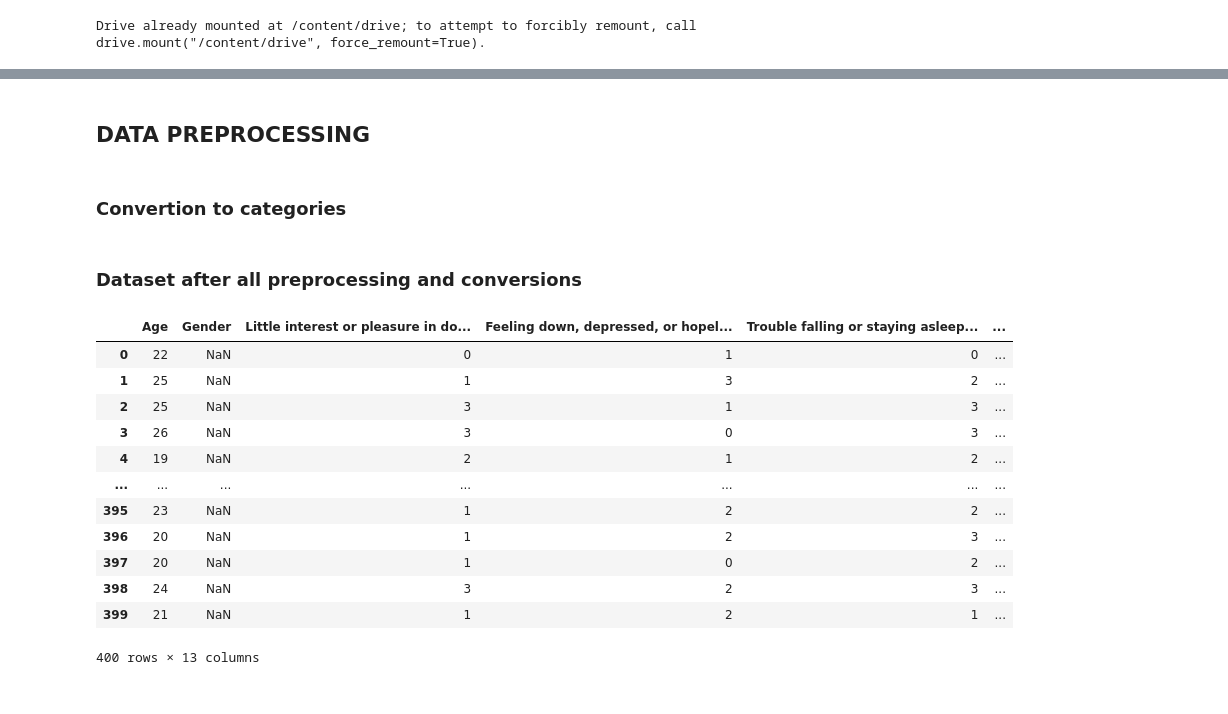
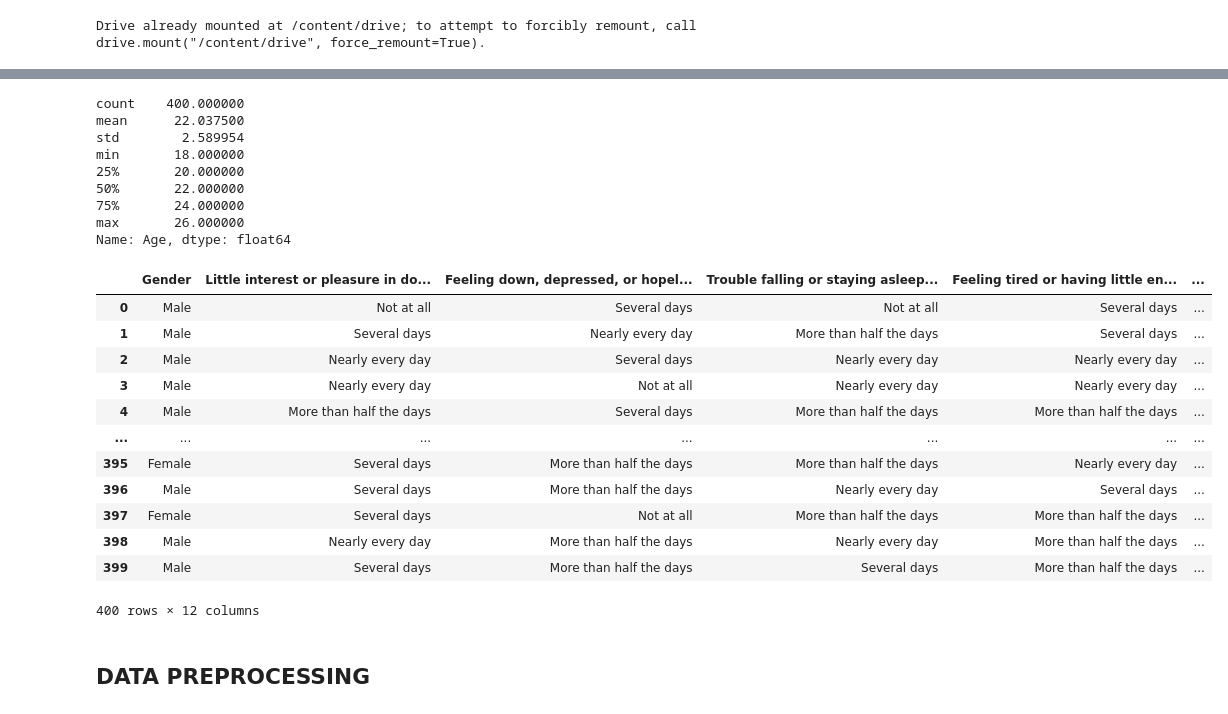
Before and after one commit to SLokesh1810/mental_health_detector, a Jupyter notebook: PHQ9_DepressionDetector.ipynb, the cells around one changed output, grey strips where cells are left out. Drawn from its saved outputs; the diff is of its cells as text; code cells hidden in the pictures.

```diff
--- a/PHQ9_DepressionDetector.ipynb
+++ b/PHQ9_DepressionDetector.ipynb
@@ -51,4 +59,33 @@ df
+# %%
+ageDescribe = data['Age'].describe()
+
+print(ageDescribe)
+
+# Dropping the 'Age' column beacuse it is ranged btw 18-26 but we this model to predict for all age category that also lies outside this range
+data.drop('Age',inplace=True,axis=1)
+data
+# %% [output]
+count    400.000000
+mean      22.037500
+std        2.589954
+min       18.000000
+25%       20.000000
+50%       22.000000
+75%       24.000000
+max       26.000000
+Name: Age, dtype: float64
+|  | Gender | Little interest or pleasure in do... | Feeling down, depressed, or hopel... | Trouble falling or staying asleep... | Feeling tired or having little en... | ... |
+| 0 | Male | Not at all | Several days | Not at all | Several days | ... |
+| 1 | Male | Several days | Nearly every day | More than half the days | Several days | ... |
+| 2 | Male | Nearly every day | Several days | Nearly every day | Nearly every day | ... |
+| 3 | Male | Nearly every day | Not at all | Nearly every day | Nearly every day | ... |
+| 4 | Male | More than half the days | Several days | More than half the days | More than half the days | ... |
+| ... | ... | ... | ... | ... | ... | ... |
+| 395 | Female | Several days | More than half the days | More than half the days | Nearly every day | ... |
+| 396 | Male | Several days | More than half the days | Nearly every day | Several days | ... |
+| 397 | Female | Several days | Not at all | More than half the days | More than half the days | ... |
+| 398 | Male | Nearly every day | More than half the days | Nearly every day | More than half the days | ... |
+| 399 | Male | Several days | More than half the days | Several days | More than half the days | ... |
+400 rows × 12 columns
 # %% [markdown]
 ## **DATA PREPROCESSING**
-# %% [markdown]
-### Convertion to categories
@@ -70,18 +91,0 @@ df['Gender'] = df['Gender'].map(genderConversion)
-# %% [markdown]
-### Dataset after all preprocessing and conversions
-# %%
-df
-# %% [output]
-|  | Age | Gender | Little interest or pleasure in do... | Feeling down, depressed, or hopel... | Trouble falling or staying asleep... | ... |
-| 0 | 22 | NaN | 0 | 1 | 0 | ... |
-| 1 | 25 | NaN | 1 | 3 | 2 | ... |
-| 2 | 25 | NaN | 3 | 1 | 3 | ... |
-| 3 | 26 | NaN | 3 | 0 | 3 | ... |
-| 4 | 19 | NaN | 2 | 1 | 2 | ... |
-| ... | ... | ... | ... | ... | ... | ... |
-| 395 | 23 | NaN | 1 | 2 | 2 | ... |
-| 396 | 20 | NaN | 1 | 2 | 3 | ... |
-| 397 | 20 | NaN | 1 | 0 | 2 | ... |
-| 398 | 24 | NaN | 3 | 2 | 3 | ... |
-| 399 | 21 | NaN | 1 | 2 | 1 | ... |
-400 rows × 13 columns
```
Also changed, not shown: parts of 31 cells of this notebook.
